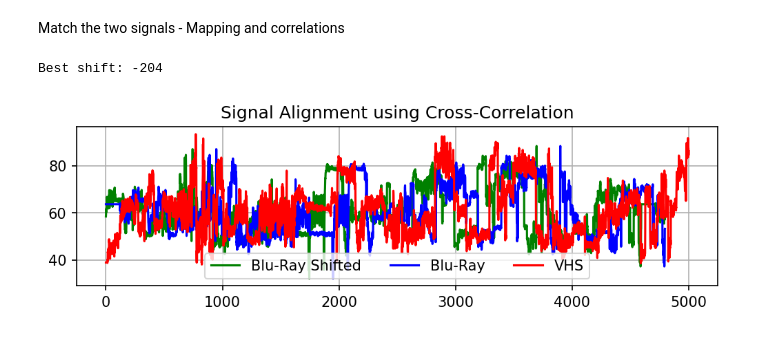
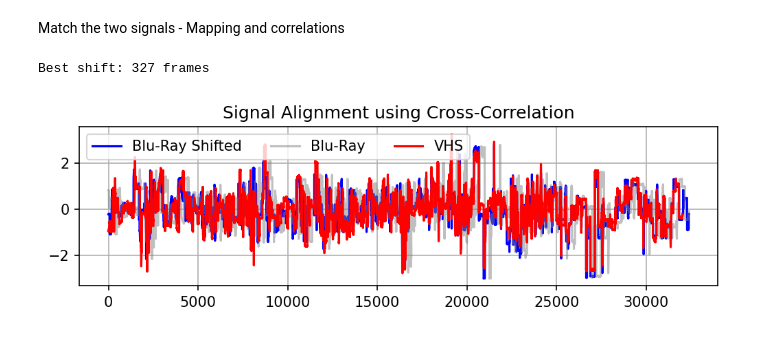
Before and after one commit to GeneralWatt/heidi-language-sync, a Jupyter notebook: Heidi.ipynb, the cells around one changed output. Saved outputs shown, nothing was run; the diff lists cells and outputs as text; code cells hidden in the pictures.

```diff
--- a/Heidi.ipynb
+++ b/Heidi.ipynb
@@ -198,0 +258,11 @@ plt.legend(ncol=2)
+# %%
+#Simon Blob
+br_sig = convert_2_1D_signal_blob(br_frames,blob_generator(video_shape))
+vhs_sig = convert_2_1D_signal_blob(vhs_frames,blob_generator(video_shape))
+
+plt.figure(figsize=(8,2))
+plt.plot(br_sig,color='b',label="Blu-Ray")
+plt.plot(vhs_sig,color='r',label="VHS")
+plt.legend(ncol=2)
+
+#Comment: Looking good
@@ -217,8 +293,0 @@ plt.legend(ncol=2)
-# %%
-br_sig = convert_2_1D_signal_cnn(br_frames)
-vhs_sig = convert_2_1D_signal_cnn(vhs_frames)
-
-plt.figure(figsize=(8,2))
-plt.plot(br_sig,color='b',label="Blu-Ray")
-plt.plot(vhs_sig,color='r',label="VHS")
-plt.legend(ncol=2)
@@ -234,25 +296,25 @@ Match the two signals - Mapping and correlations
 # %%
 # Compute cross-correlation
 corr = correlate(br_sig,vhs_sig, mode='full',)
 lags = np.arange(-len(vhs_sig)+1, len(br_sig))
 
 best_shift = lags[np.argmax(corr)]
-print(f"Best shift: {best_shift}")
+print(f"Best shift: {best_shift} frames")
 
 # Shift x accordingly (manual shifting)
-x_shifted = np.roll(br_sig, best_shift)
+x_shifted = np.roll(br_sig, -best_shift)
 
 # Plotting
 plt.figure(figsize=(8,2))
-plt.plot(x_shifted,color='g',label="Blu-Ray Shifted")
-plt.plot(br_sig,color='b',label="Blu-Ray")
+plt.plot(x_shifted,color='b',label="Blu-Ray Shifted")
+plt.plot(br_sig,color='grey',label="Blu-Ray",alpha=0.5)
 plt.plot(vhs_sig,color='r',label="VHS")
 plt.legend(ncol=3)
 plt.title('Signal Alignment using Cross-Correlation')
 plt.grid(True)
+random_point = 30000
+# plt.xlim(random_point,random_point+2000)
 plt.show()
-
-#Dit lyk nie of dit lekker werk nie. Kom ek try eers normalize
 # %% [output]
-Best shift: -204
+Best shift: 327 frames
-[figure, old version]
+[figure, new version]
```
Also changed, not shown: parts of 29 cells of this notebook, 1 other file.
